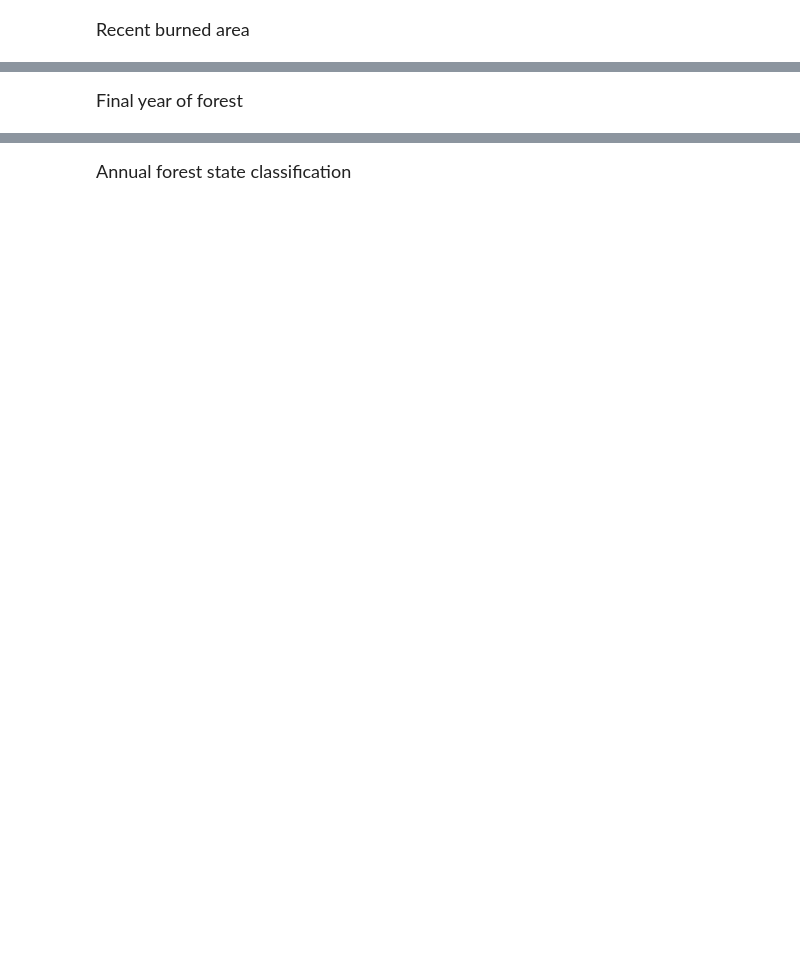
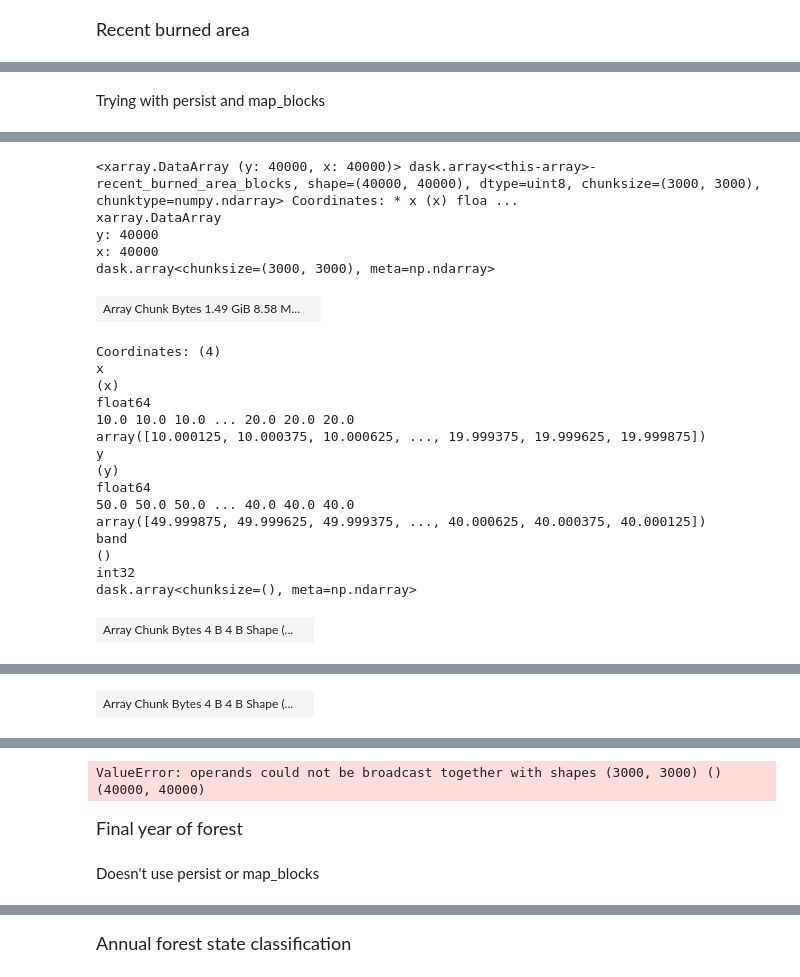
Before and after one commit to wri/carbon-budget-Europe, a Jupyter notebook: notebooks/flux_model_Europe.ipynb, the cells around one changed output, grey strips where cells are left out. Saved outputs shown, nothing was run; the diff lists cells and outputs as text; code cells hidden in the pictures; blank space fills up the shorter version.

```diff
--- a/notebooks/flux_model_Europe.ipynb
+++ b/notebooks/flux_model_Europe.ipynb
@@ -435,3 +424,5 @@ NameError: name 'burned_area_recent' is not defined
 # %%
 coiled_client.restart()   # https://distributed.dask.org/en/latest/memory.html
 del burned_area_recent
+# %% [markdown]
+Trying with persist and map_blocks
@@ -437,0 +443,46 @@ del burned_area_recent
+# %%
+forest_height_previous = rioxarray.open_rasterio(forest_height_previous_uri, chunks=chunk_length).squeeze("band")
+template = xr.zeros_like(forest_height_previous)
+# %%
+import concurrent.futures
+
+# Maps raster of burned area in two preceding years
+def recent_burned_area_blocks(block):
+
+    futures = []
+    layers = []
+
+    # submit requests to S3 for layers
+    with concurrent.futures.ThreadPoolExecutor() as executor:
+        for uri in uris:
+            futures.append(
+                executor.submit(get_tile_dataset_rio, uri, block.rio.bounds(), block.rio.transform())
+            )
+
+    # wait for requests to come back with data from S3
+    for future in concurrent.futures.as_completed(futures):
+        layers.append(future.result())
+
+    print("Mapping burned area in two preceding years: ", time.strftime("%Y%m%d-%H-%M-%S"))
+    burned_area_recent_array = xr.where(((layers[0] != 0) | (layers[1] != 0)), 1, template)
+
+    # burned_area_recent_da = xr.DataArray(burned_area_recent_array, dims=('y', 'x'), coords={'x': burned_area_recent_blank['x'], 'y': burned_area_recent_blank['y']})
+    # burned_area_recent_da.rio.set_crs("EPSG:4326")
+
+    bounds = "_".join([str(round(x)) for x in burned_area_recent_array.rio.bounds()])
+    file_name = f'burned_area_recent_{current_year}__{timestr}_{tile_size}_deg_{bounds}__map_blocks'
+    burned_area_recent_array.rio.to_raster(f"/tmp/{file_name}.tif", compress='DEFLATE', dtype='uint8')
+
+    s3_client = boto3.client("s3")
+    s3_client.upload_file(f"/tmp/{file_name}.tif", "gfw2-data", Key=f"climate/forest_states/{file_name}.tif")
+
+    return burned_area_recent_array
+# %%
+%%time
+
+# xarray dataarray of 0s that has the properties of forest_height_current
+burned_area_recent_blank = xr.zeros_like(forest_height_current)
+
+burned_area_recent_map_block = forest_height_previous.map_blocks(recent_burned_area_blocks, template=forest_height_previous).persist()
+burned_area_recent_map_block
+# %% [output]
@@ -437,0 +491,22 @@ del burned_area_recent
+<xarray.DataArray (y: 40000, x: 40000)> dask.array<<this-array>-recent_burned_area_blocks, shape=(40000, 40000), dtype=uint8, chunksize=(3000, 3000), chunktype=numpy.ndarray> Coordinates: * x (x) floa ...
+xarray.DataArray
+y: 40000
+x: 40000
+dask.array<chunksize=(3000, 3000), meta=np.ndarray>
+| Array Chunk Bytes 1.49 GiB 8.58 M... |  |
+Coordinates: (4)
+x
+(x)
+float64
+10.0 10.0 10.0 ... 20.0 20.0 20.0
+array([10.000125, 10.000375, 10.000625, ..., 19.999375, 19.999625, 19.999875])
+y
+(y)
+float64
+50.0 50.0 50.0 ... 40.0 40.0 40.0
+array([49.999875, 49.999625, 49.999375, ..., 40.000625, 40.000375, 40.000125])
+band
+()
+int32
+dask.array<chunksize=(), meta=np.ndarray>
+| Array Chunk Bytes 4 B 4 B Shape (... |  |
@@ -437,0 +530 @@ del burned_area_recent
+| Array Chunk Bytes 4 B 4 B Shape (... |  |
@@ -437,0 +551,4 @@ del burned_area_recent
+# %%
+burned_area_recent_map_block.sum().compute()
+# %% [output]
+ValueError: operands could not be broadcast together with shapes (3000, 3000) () (40000, 40000)
@@ -470,6 +592,8 @@ forest_height_ds = xr.Dataset({
 })
 
 # forest_height_ds
+# %% [markdown]
+Doesn't use persist or map_blocks
 # %%
 %%time
 
```
Also changed, not shown: parts of 36 cells of this notebook.
